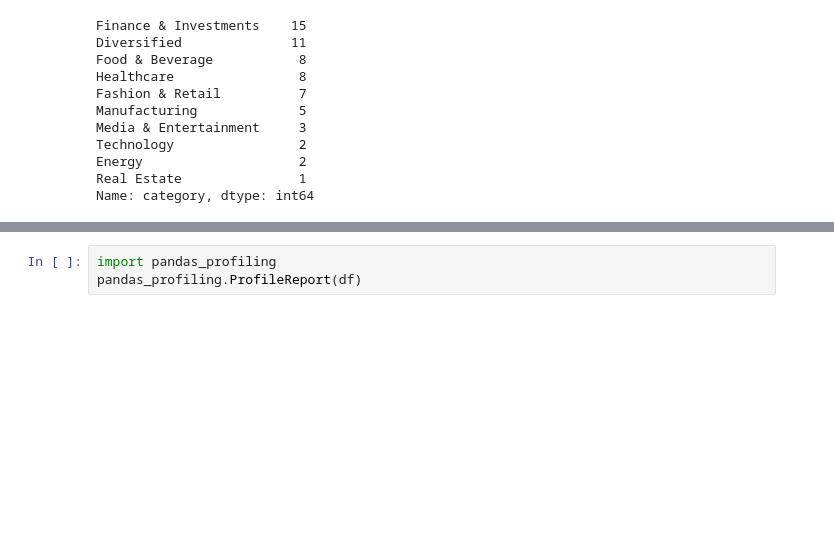
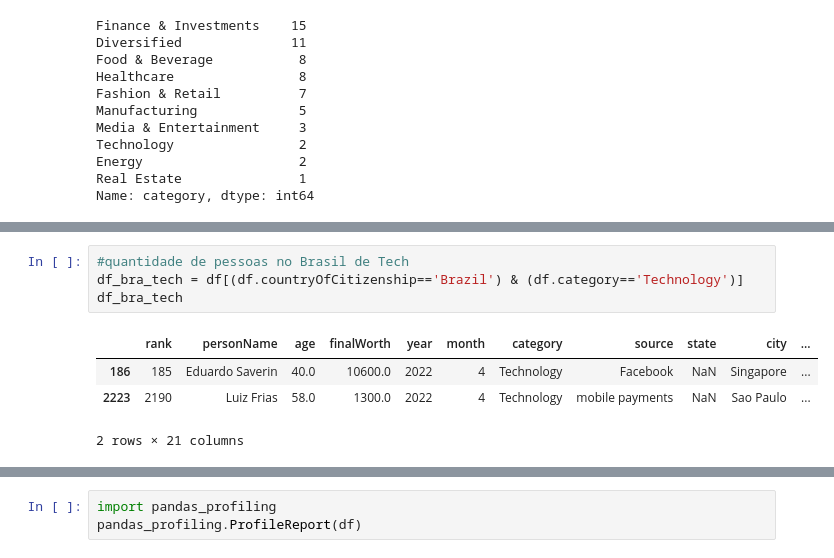
Before and after one commit to yagofellipe/Forbes-Top-100-, a Jupyter notebook: top.ipynb, the cells around one changed output, grey strips where cells are left out. Cells and saved outputs as stored; diff of their text form; blank space fills up the shorter version.

```diff
--- a/top.ipynb
+++ b/top.ipynb
@@ -150,0 +125,9 @@ executing.executing.NotOneValueFound: Expected one value, found 0
+# %%
+#quantidade de pessoas no Brasil de Tech
+df_bra_tech = df[(df.countryOfCitizenship=='Brazil') & (df.category=='Technology')]
+df_bra_tech
+# %% [output]
+|  | rank | personName | age | finalWorth | year | month | category | source | state | city | ... |
+| 186 | 185 | Eduardo Saverin | 40.0 | 10600.0 | 2022 | 4 | Technology | Facebook | NaN | Singapore | ... |
+| 2223 | 2190 | Luiz Frias | 58.0 | 1300.0 | 2022 | 4 | Technology | mobile payments | NaN | Sao Paulo | ... |
+2 rows × 21 columns
```
Also changed, not shown: parts of 8 cells of this notebook.
